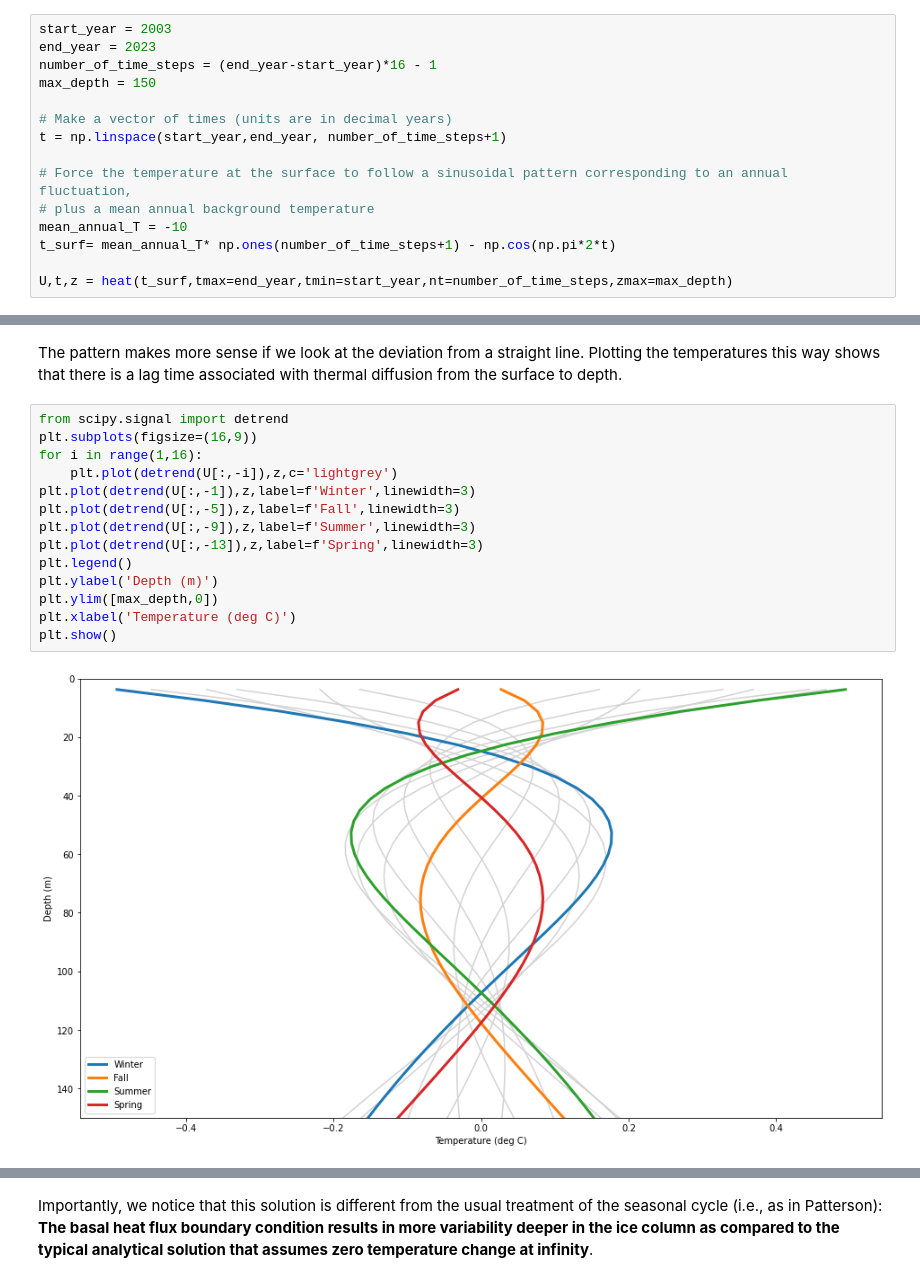
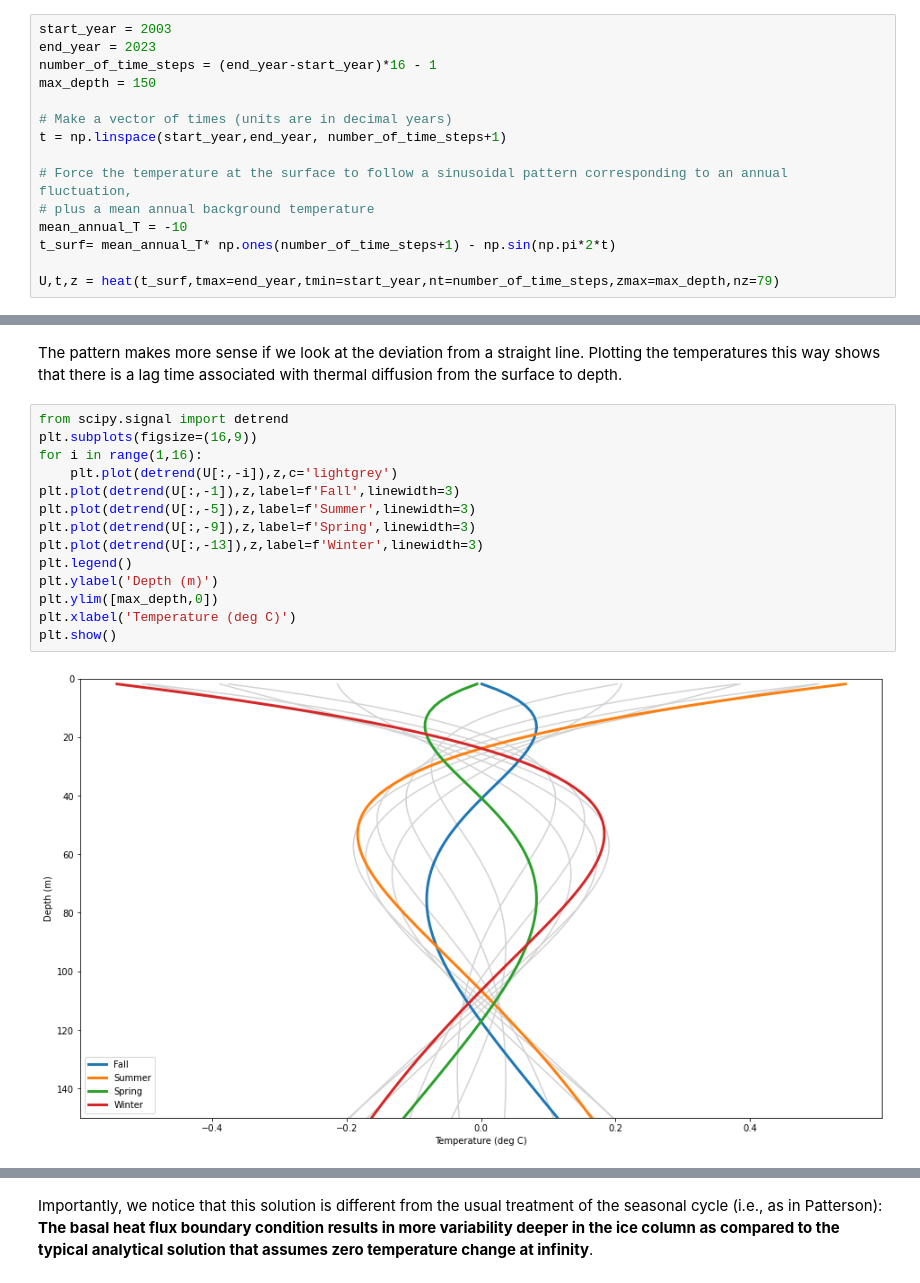
Before and after one commit to bradlipovsky/heat, a Jupyter notebook: examples.ipynb, the cells around one changed output, grey strips where cells are left out. Saved outputs shown, nothing was run; the diff lists cells and outputs as text.

Commit message:
improved seasonal heat flux calculation

```diff
--- a/examples.ipynb
+++ b/examples.ipynb
@@ -147,9 +147,9 @@ t = np.linspace(start_year,end_year, number_of_time_steps+1)
 # Force the temperature at the surface to follow a sinusoidal pattern corresponding to an annual fluctuation,
 # plus a mean annual background temperature
 mean_annual_T = -10
-t_surf= mean_annual_T* np.ones(number_of_time_steps+1) - np.cos(np.pi*2*t)
+t_surf= mean_annual_T* np.ones(number_of_time_steps+1) - np.sin(np.pi*2*t)
 
-U,t,z = heat(t_surf,tmax=end_year,tmin=start_year,nt=number_of_time_steps,zmax=max_depth)
+U,t,z = heat(t_surf,tmax=end_year,tmin=start_year,nt=number_of_time_steps,zmax=max_depth,nz=79)
 # %%
 plt.subplots(figsize=(16,9))
 cb=plt.pcolor(t,z,U)
@@ -181,16 +181,16 @@ The pattern makes more sense if we look at the deviation from a straight line. P
 # %%
 from scipy.signal import detrend
 plt.subplots(figsize=(16,9))
 for i in range(1,16):
     plt.plot(detrend(U[:,-i]),z,c='lightgrey')
-plt.plot(detrend(U[:,-1]),z,label=f'Winter',linewidth=3)
-plt.plot(detrend(U[:,-5]),z,label=f'Fall',linewidth=3)
-plt.plot(detrend(U[:,-9]),z,label=f'Summer',linewidth=3)
-plt.plot(detrend(U[:,-13]),z,label=f'Spring',linewidth=3)
+plt.plot(detrend(U[:,-1]),z,label=f'Fall',linewidth=3)
+plt.plot(detrend(U[:,-5]),z,label=f'Summer',linewidth=3)
+plt.plot(detrend(U[:,-9]),z,label=f'Spring',linewidth=3)
+plt.plot(detrend(U[:,-13]),z,label=f'Winter',linewidth=3)
 plt.legend()
 plt.ylabel('Depth (m)')
 plt.ylim([max_depth,0])
 plt.xlabel('Temperature (deg C)')
 plt.show()
 # %% [output]
-[figure, old version]
+[figure, new version]
```
Also changed, not shown: parts of 7 cells of this notebook.
